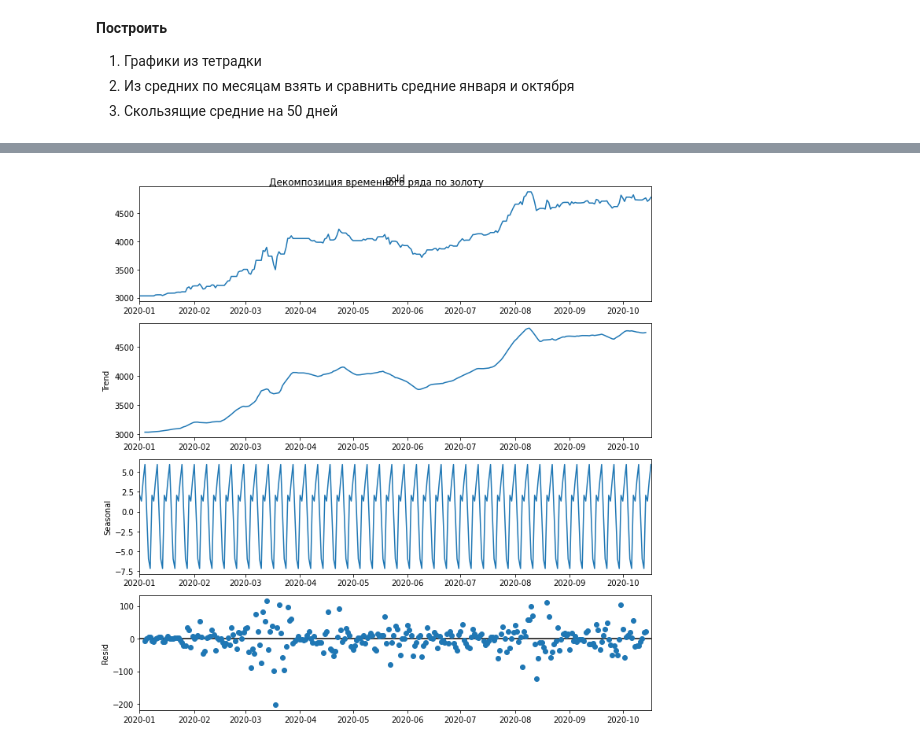
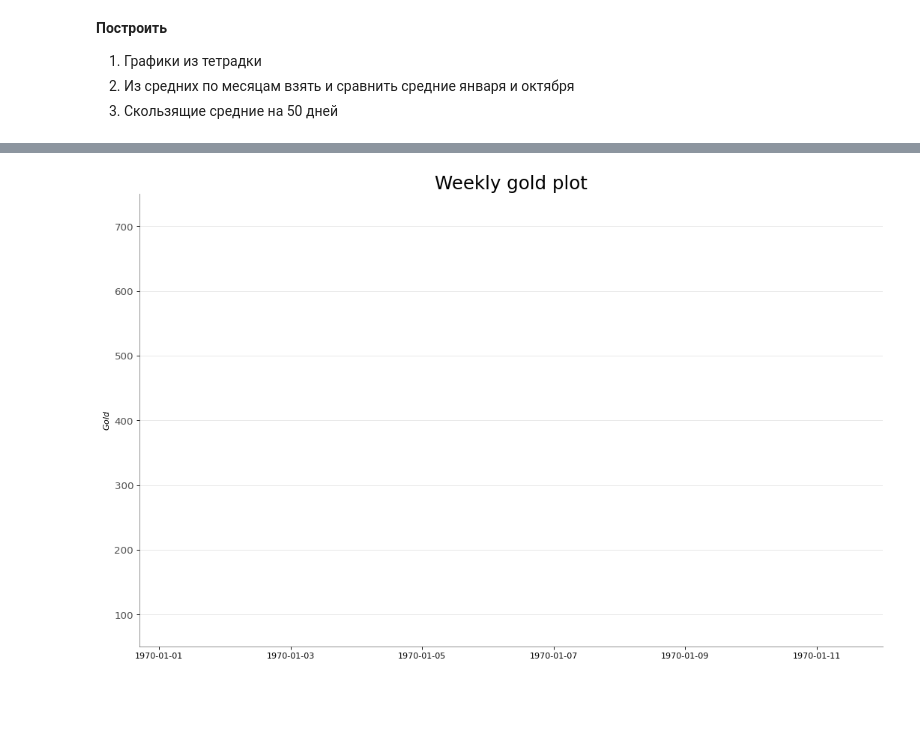
Before and after one commit to ilyinss/cbr_metall_analytics, a Jupyter notebook: decomp_metall_time_series.ipynb, the cells around one changed output, grey strips where cells are left out. Cells and saved outputs as stored; diff of their text form; code cells hidden in the pictures; blank space fills up the shorter version.

```diff
--- a/decomp.ipynb
+++ b/decomp_metall_time_series.ipynb
@@ -326,9 +360,39 @@ df.month.unique()
+# %%
+# график сезонов
+
+
+# df['year'] = [parse(d).year for d in df.date]
+# df['month'] = [parse(d).strftime('%b') for d in df.date]
+months = df['month'].unique()
+
+# Draw Plot
+mycolors = ['tab:red', 'tab:blue', 'tab:green', 'tab:orange', 'tab:brown', 'tab:grey', 'tab:pink', 'tab:olive', 'deeppink', 'steelblue', 'firebrick', 'mediumseagreen']
+plt.figure(figsize=(16,10), dpi= 80)
+
+for i, y in enumerate(months):
+#     print(i, y)
+    plt.plot('gold',
+             data=df.loc[df.month==y, :],
+             color=mycolors[i],
+             label=y)
+#     plt.text(df.loc[df.month==y, :].shape[0]-.9, df.loc[df.month==y, 'gold'][-1:].values[0], y, fontsize=12, color=mycolors[i])
+
+# Decoration
+plt.ylim(50,750)
+plt.xlim(-0.3, 11)
+plt.ylabel('$Gold$')
+plt.yticks(fontsize=12, alpha=.7)
+plt.title("Weekly gold plot", fontsize=22)
+plt.grid(axis='y', alpha=.3)
+
+# Remove borders
+plt.gca().spines["top"].set_alpha(0.0)
+plt.gca().spines["bottom"].set_alpha(0.5)
+plt.gca().spines["right"].set_alpha(0.0)
+plt.gca().spines["left"].set_alpha(0.5)
+# plt.legend(loc='upper right', ncol=2, fontsize=12)
+plt.show()
+# %% [output]
+[figure, added]
 # %%
 df.to_csv('docs/drags.csv')
-# %%
-result = seasonal_decompose(df['gold'], model='additive')
-plt.rcParams.update({'figure.figsize': (10,10)})
-result.plot().suptitle('Декомпозиция временного ряда по золоту')
-plt.show()
-# %% [output]
-[figure, removed]
```
Also changed, not shown: parts of 32 cells of this notebook, 1 other file.
